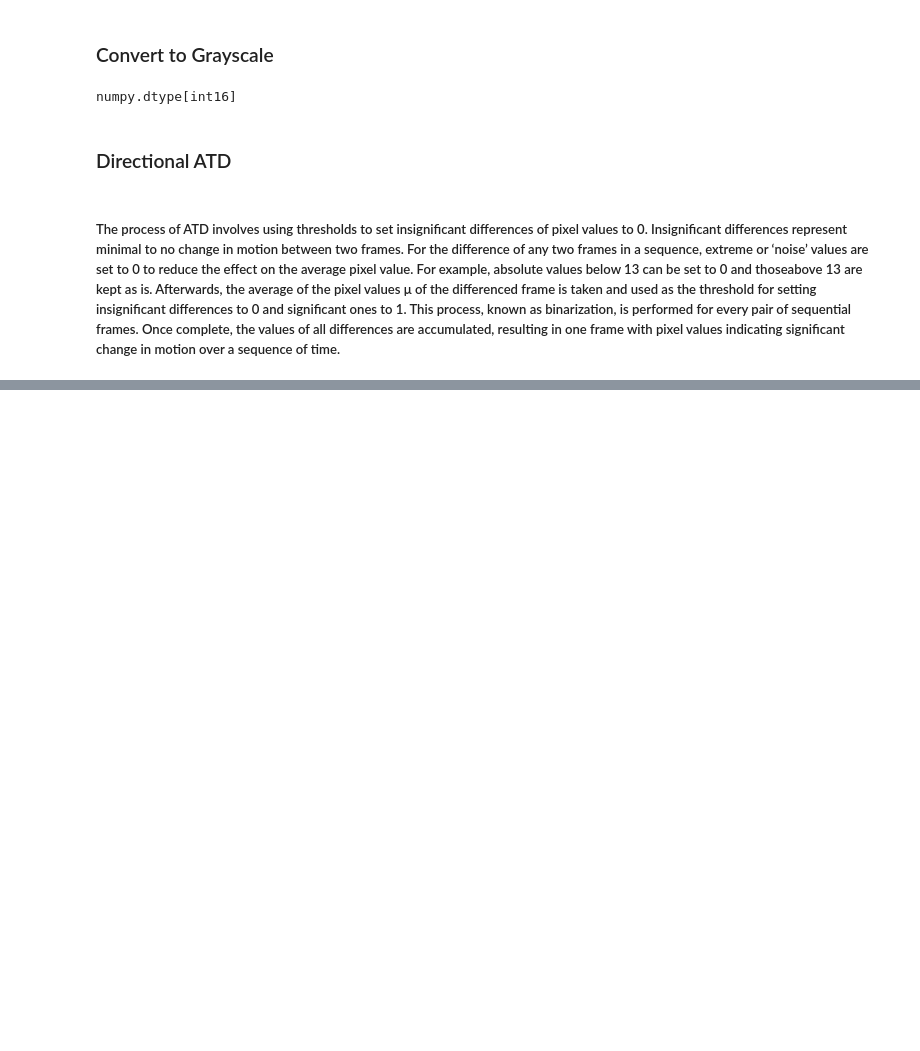
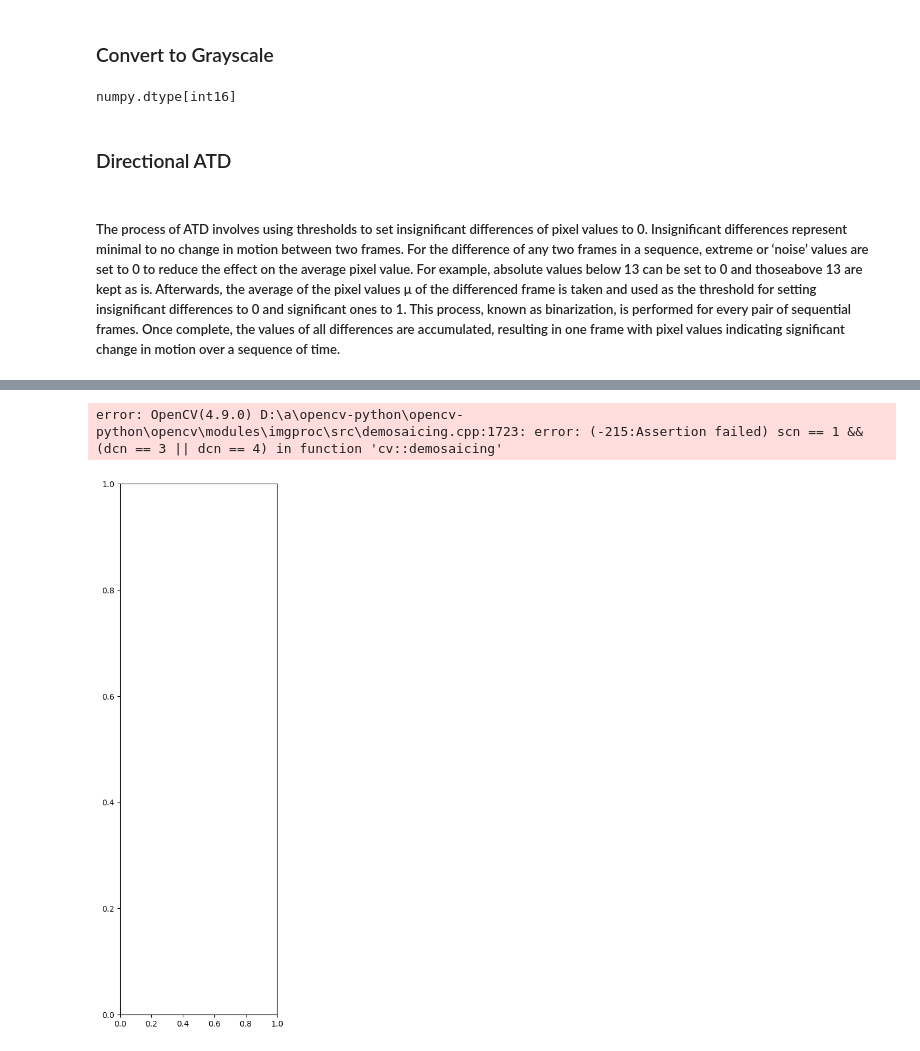
Before and after one commit to lamiselsayed/Senior-Design-Code, a Jupyter notebook: 03-Grayscaling_&_Directional_ATD.ipynb, the cells around one changed output, grey strips where cells are left out. Saved outputs shown, nothing was run; the diff lists cells and outputs as text; code cells hidden in the pictures; blank space fills up the shorter version.

```diff
--- a/03-Grayscaling_&_Directional_ATD.ipynb
+++ b/03-Grayscaling_&_Directional_ATD.ipynb
@@ -238,0 +257,13 @@ plt.axis('off')
+# %%
+plt.figure(figsize = (12, 12))
+
+for index, word in enumerate(imageATDs):
+    wordATD = np.dstack((word[0], word[1], word[2]))
+    wordATDRGB = (wordATD * 255).astype(np.uint8)
+
+    plt.subplot(1, len(imageATDs), index + 1)
+    plt.imshow(cv2.cvtColor(wordATDRGB, cv2.COLOR_BAYER_BG2BGR))
+    plt.axis('off')
+# %% [output]
+error: OpenCV(4.9.0) D:\a\opencv-python\opencv-python\opencv\modules\imgproc\src\demosaicing.cpp:1723: error: (-215:Assertion failed) scn == 1 && (dcn == 3 || dcn == 4) in function 'cv::demosaicing'
+[figure, added]
```
Also changed, not shown: parts of 15 cells of this notebook.
